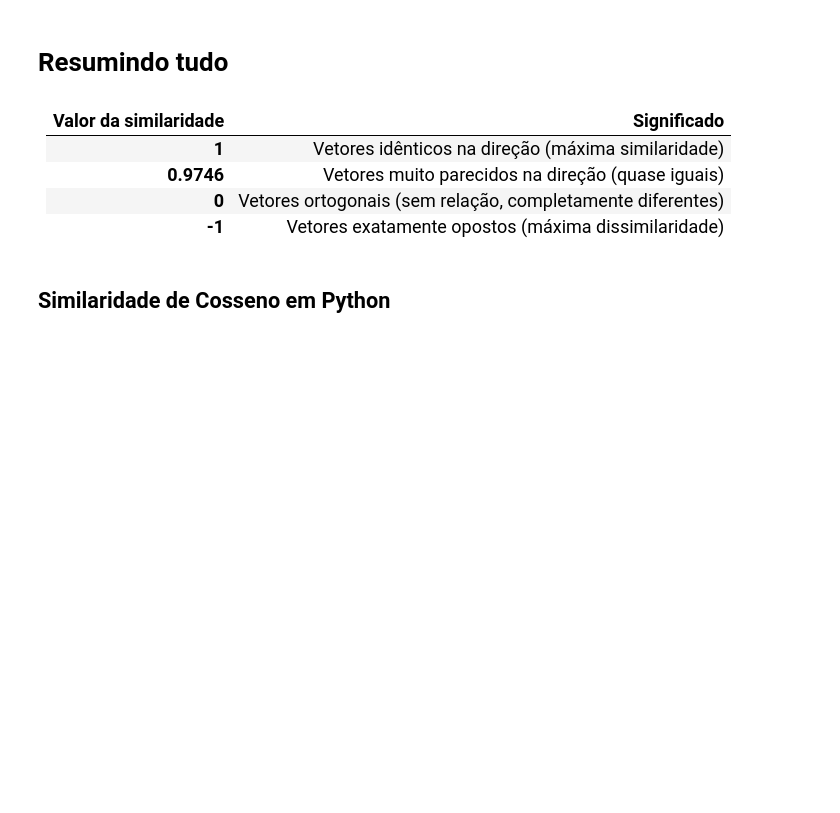
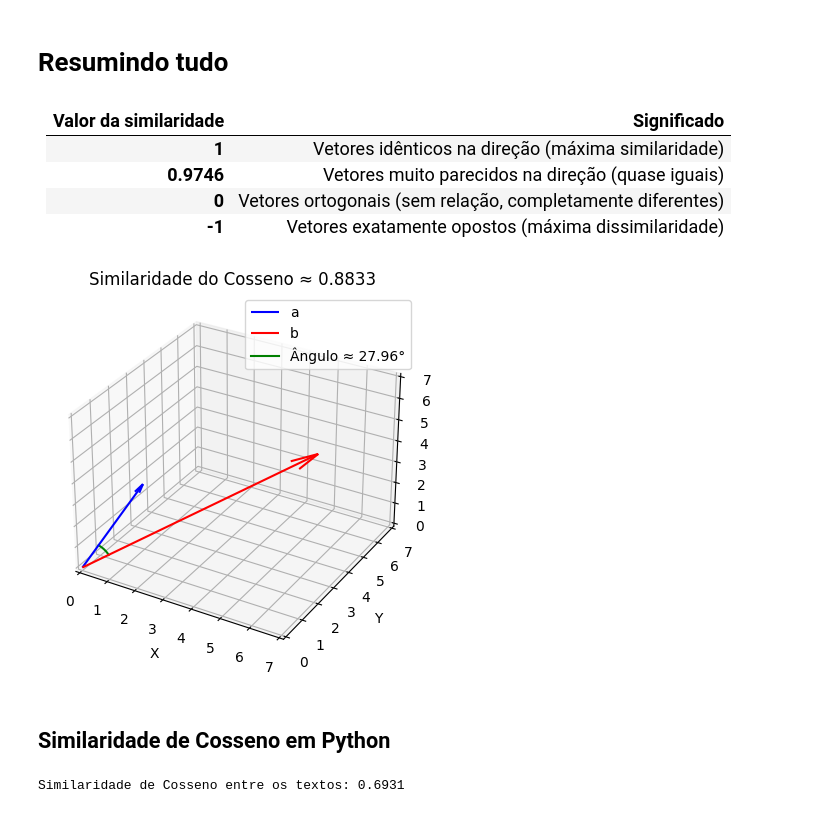
Before and after one commit to GilvanS/spark-iceberg-hive, a Jupyter notebook: notebook/Projects/bus/Similaridade_cosseno.ipynb, the cells around one changed output. Drawn from its saved outputs; the diff is of its cells as text; code cells hidden in the pictures; blank space fills up the shorter version.

```diff
--- a/notebook/Projects/bus/Similaridade_cosseno.ipynb
+++ b/notebook/Projects/bus/Similaridade_cosseno.ipynb
@@ -188,7 +190,7 @@ from mpl_toolkits.mplot3d import Axes3D
 
 # Vetores de entrada
 a = np.array([1, 2, 3])
-b = np.array([5, 4, 2])
+b = np.array([6, 4, 5])
 
 # Normalização dos vetores para uso no arco
 a_unit = a / np.linalg.norm(a)
@@ -211,33 +213,35 @@ v2 = v2 / np.linalg.norm(v2)
 # Pontos do arco
 arc = np.array([np.cos(tt) * v1 + np.sin(tt) * v2 for tt in t])
 
 # Plotagem
 fig = plt.figure()
 ax = fig.add_subplot(111, projection='3d')
 
 # Vetores
 ax.quiver(0, 0, 0, *a, color='blue', label='a', arrow_length_ratio=0.1)
 ax.quiver(0, 0, 0, *b, color='red', label='b', arrow_length_ratio=0.1)
 
 # Arco representando o ângulo
 ax.plot(arc[:, 0], arc[:, 1], arc[:, 2], color='green', label=f'Ângulo ≈ {angle_deg:.2f}°')
 
 # Ajuste dos limites
 limite = max(np.max(np.abs(a)), np.max(np.abs(b))) + 1
 ax.set_xlim([0, limite])
 ax.set_ylim([0, limite])
 ax.set_zlim([0, limite])
 
 # Rótulos e título
 ax.set_xlabel('X')
 ax.set_ylabel('Y')
 ax.set_zlabel('Z')
 ax.set_title(f'Similaridade do Cosseno ≈ {cos_sim:.4f}')
 
 # Legenda
 ax.legend()
 
 plt.show()
+# %% [output]
+[figure, added]
 # %% [markdown]
 ## Similaridade de Cosseno em Python
 # %%
@@ -253,7 +257,7 @@ model = SentenceTransformer('all-MiniLM-L6-v2')
 
 # Duas frases para comparar
 texto1 = "O Brasil é o maior país da América do Sul."
-texto2 = "A Argentina é um país vizinho do Brasil."
+texto2 = "O Brasil é maior que a Argentina"
 
 # Gera os embeddings (vetores de dimensão 384)
 embedding1 = model.encode(texto1)  # vetor a = [a₁, a₂, ..., aₙ]
@@ -276,3 +280,5 @@ similaridade_cosseno = produto_escalar / (norma_a * norma_b)
 # ---------------------------------------------------------------
 
 print(f"Similaridade de Cosseno entre os textos: {similaridade_cosseno:.4f}")
+# %% [output]
+Similaridade de Cosseno entre os textos: 0.6931
```
Also changed, not shown: parts of 1 cell of this notebook, 2 other files.
